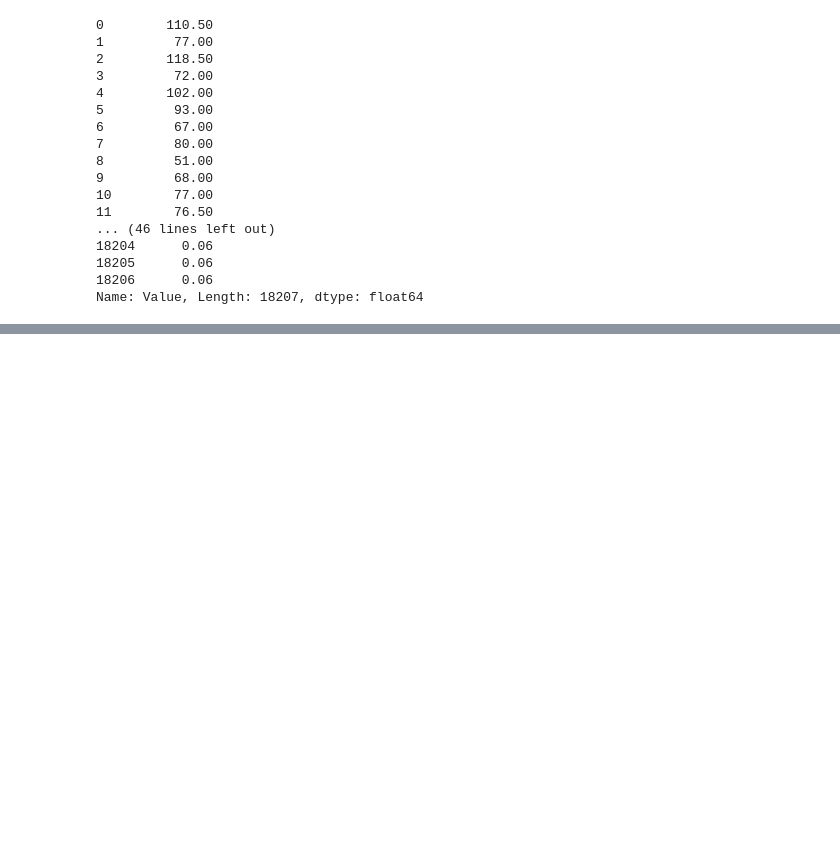
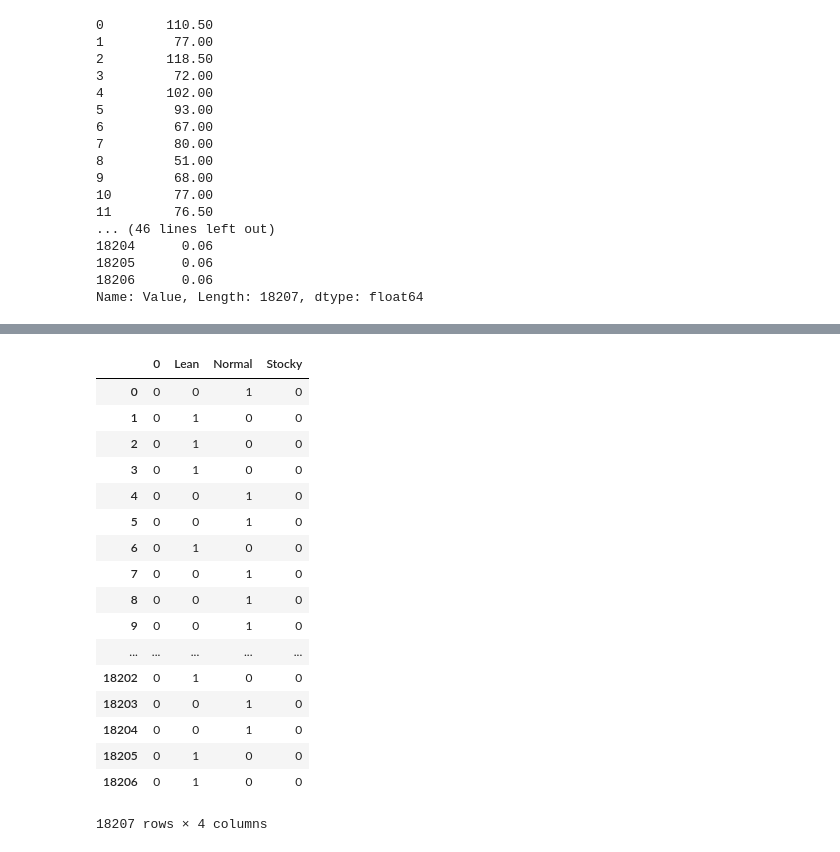
Before and after one commit to NotShivang/fifa-data-analysis, a Jupyter notebook: FIFA-Analysis.ipynb, the cells around one changed output, grey strips where cells are left out. Drawn from its saved outputs; the diff is of its cells as text; code cells hidden in the pictures; blank space fills up the shorter version.

```diff
--- a/FIFA-Analysis.ipynb
+++ b/FIFA-Analysis.ipynb
@@ -82,0 +226,22 @@ fifa.to_csv("fifa_1.csv")
+# %%
+bodyType = fifa_clean2['Body Type'].str.get_dummies()
+bodyType
+# %% [output]
+|  | 0 | Lean | Normal | Stocky |
+| 0 | 0 | 0 | 1 | 0 |
+| 1 | 0 | 1 | 0 | 0 |
+| 2 | 0 | 1 | 0 | 0 |
+| 3 | 0 | 1 | 0 | 0 |
+| 4 | 0 | 0 | 1 | 0 |
+| 5 | 0 | 0 | 1 | 0 |
+| 6 | 0 | 1 | 0 | 0 |
+| 7 | 0 | 0 | 1 | 0 |
+| 8 | 0 | 0 | 1 | 0 |
+| 9 | 0 | 0 | 1 | 0 |
+| ... | ... | ... | ... | ... |
+| 18202 | 0 | 1 | 0 | 0 |
+| 18203 | 0 | 0 | 1 | 0 |
+| 18204 | 0 | 0 | 1 | 0 |
+| 18205 | 0 | 1 | 0 | 0 |
+| 18206 | 0 | 1 | 0 | 0 |
+18207 rows × 4 columns
```
Also changed, not shown: parts of 49 cells of this notebook, 1 other file.
